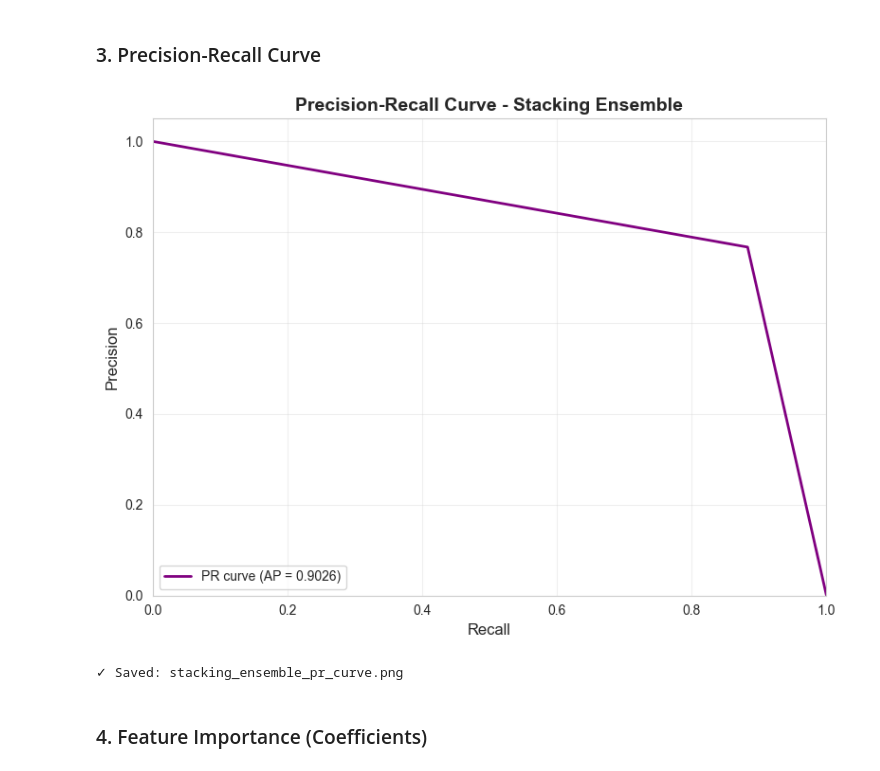
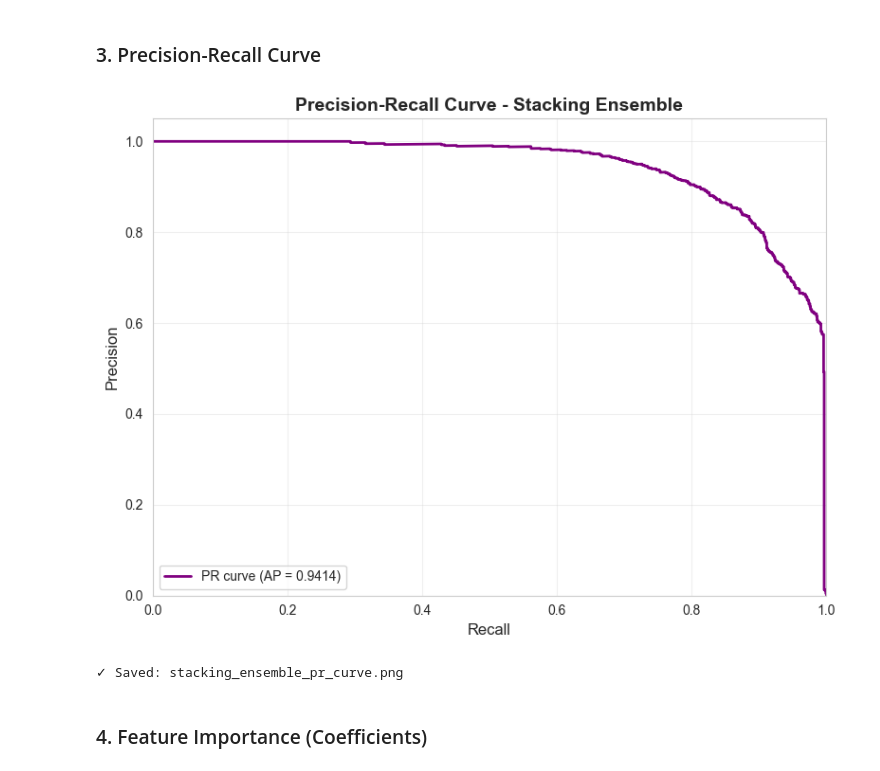
Before and after one commit to jl5045/DSA4263, a Jupyter notebook: notebooks/6_Ensemble_Model.ipynb, the cells around one changed output. Drawn from its saved outputs; the diff is of its cells as text; code cells hidden in the pictures.

Commit message:
stacking update

```diff
--- a/notebooks/6_Ensemble_Model.ipynb
+++ b/notebooks/6_Ensemble_Model.ipynb
@@ -38,6 +39,6 @@ nn_keras_path = "../models/NN/NN_1to5_all.keras"
 nn_model = keras_load_model(nn_keras_path)
 # %%
-xgb_json_path = "../models/XGB/best_xgb_1to5_all.json"
+xgb_json_path = "../models/XGB/best_xgb_1to10_all.json"
 xgb_model = xgb.XGBClassifier()
 xgb_model.load_model(xgb_json_path)
 # %% [markdown]
@@ -45,7 +46,7 @@ xgb_model.load_model(xgb_json_path)
 
 Based on our validation data, we evaluate the performance of both the XGBoost and NN models. As the two models have different input types, we have separate data preparation pipelines, although the underlying data used is the same.
 # %%
-df_train = pd.read_csv('../data/FEwithMerchants/FE_train_downsampled_1to5_with_merchants.csv')
+df_train = pd.read_csv('../data/FEwithMerchants/FE_train_downsampled_1to10_with_merchants.csv')
 df_val = pd.read_csv('../data/FEwithMerchants/FE_validation_with_merchants.csv')
 df_test = pd.read_csv('../data/FEwithMerchants/FE_test_with_merchants.csv')
 # %%
@@ -164,7 +169,9 @@ Missing features: ['amount', 'nameOrig', 'nameDest', 'isFlaggedFraud', 'isFraud'
 encoder = OneHotEncoder(handle_unknown='ignore', sparse_output=False)
 columns_to_encode = ['type', 'transaction_sequence', 'typeHighValueFlag']
 
-encoder.fit(df_train_nn[columns_to_encode])
+
+encoder.fit(df_train[columns_to_encode])
+
 
 encoded_train = encoder.transform(df_train_nn[columns_to_encode])
 encoded_test = encoder.transform(df_test_nn[columns_to_encode])
@@ -174,9 +181,9 @@ encoded_val = encoder.transform(df_val_nn[columns_to_encode])
 encoded_columns = encoder.get_feature_names_out(columns_to_encode).tolist()
 
 
-encoded_df_train = pd.DataFrame(encoded_train, columns=encoded_columns, index=df_train_nn.index)
-encoded_df_test = pd.DataFrame(encoded_test, columns=encoded_columns, index=df_test_nn.index)
-encoded_df_val = pd.DataFrame(encoded_val, columns=encoded_columns, index=df_val_nn.index)
+encoded_df_train = pd.DataFrame(encoded_train, columns=encoded_columns, index=df_train.index)
+encoded_df_test = pd.DataFrame(encoded_test, columns=encoded_columns, index=df_test.index)
+encoded_df_val = pd.DataFrame(encoded_val, columns=encoded_columns, index=df_val.index)
 
 df_train_nn = pd.concat([df_train_nn, encoded_df_train], axis=1)
 df_test_nn = pd.concat([df_test_nn, encoded_df_test], axis=1)
@@ -200,5 +235,5 @@ y_val_final = df_val_nn['isFraud'].copy()
 # %%
-print("\nScaling features...")
+print("\nScaling features...(Imbalanced)")
 
 numeric_cols = X_train_final.select_dtypes(include=['number']).columns
 scaler = StandardScaler()
@@ -207,14 +242,14 @@ preprocessor = ColumnTransformer([
     ('num', StandardScaler(), numeric_cols)
 ])
 
-imbalanced_X_train_scaled = preprocessor.fit_transform(X_train_final)
-imbalanced_X_test_scaled = preprocessor.transform(X_test_final)
-imbalanced_X_val_scaled = preprocessor.transform(X_val_final)
+Xtrain_nn = preprocessor.fit_transform(X_train_final)
+Xtest_nn = preprocessor.transform(X_test_final)
+Xval_nn = preprocessor.transform(X_val_final)
 
 # Handle NaN/Inf
-Xtrain_nn = np.nan_to_num(imbalanced_X_train_scaled, nan=0.0, posinf=0.0, neginf=0.0)
-Xtest_nn = np.nan_to_num(imbalanced_X_test_scaled, nan=0.0, posinf=0.0, neginf=0.0)
-Xval_nn = np.nan_to_num(imbalanced_X_val_scaled, nan=0.0, posinf=0.0, neginf=0.0)
+Xtrain_nn = np.nan_to_num(Xtrain_nn, nan=0.0, posinf=0.0, neginf=0.0)
+Xtest_nn = np.nan_to_num(Xtest_nn, nan=0.0, posinf=0.0, neginf=0.0)
+Xval_nn = np.nan_to_num(Xval_nn, nan=0.0, posinf=0.0, neginf=0.0)
 
 ytrain_nn = y_train_final.values.astype(int)
 ytest_nn = y_test_final.values.astype(int)
@@ -222,5 +257,5 @@ yval_nn = y_val_final.values.astype(int)
 
 print(f"Train: {Xtrain_nn.shape}, Fraud rate: {ytrain_nn.mean():.4f}")
 print(f"Val: {Xtest_nn.shape}, Fraud rate: {ytest_nn.mean():.4f}")
-print(f"Test: {Xval_nn.shape}, Fraud rate: {yval_nn.mean():.4f}")
+print(f"Test: {yval_nn.shape}, Fraud rate: {yval_nn.mean():.4f}")
 # %% [output]
@@ -476,24 +488,24 @@ print("✓ Saved: stacking_ensemble_roc_curve.png")
 # %%
 pr_auc = average_precision_score(ytest_xgb, p_stack_test)
 
 # Precision-Recall Curve
-precision, recall, _ = precision_recall_curve(ytest_xgb, pred_stack_test)
+precision, recall, _ = precision_recall_curve(ytest_xgb, p_stack_test)
 
 fig, ax = plt.subplots(figsize=(8, 6))
 ax.plot(recall, precision, color='purple', lw=2, label=f'PR curve (AP = {pr_auc:.4f})')
 ax.set_xlim([0.0, 1.0])
 ax.set_ylim([0.0, 1.05])
 ax.set_xlabel('Recall', fontsize=12)
 ax.set_ylabel('Precision', fontsize=12)
 ax.set_title('Precision-Recall Curve - Stacking Ensemble', fontsize=14, fontweight='bold')
 ax.legend(loc="lower left")
 ax.grid(alpha=0.3)
 plt.tight_layout()
 plt.savefig(os.path.join(plots_dir, 'stacking_ensemble_pr_curve.png'), dpi=300, bbox_inches='tight')
 plt.show()
 print("✓ Saved: stacking_ensemble_pr_curve.png")
 # %% [output]
-[figure, old version]
+[figure, new version]
 ✓ Saved: stacking_ensemble_pr_curve.png
 # %% [markdown]
 ### 4. Feature Importance (Coefficients)
```
Also changed, not shown: parts of 41 cells of this notebook.
